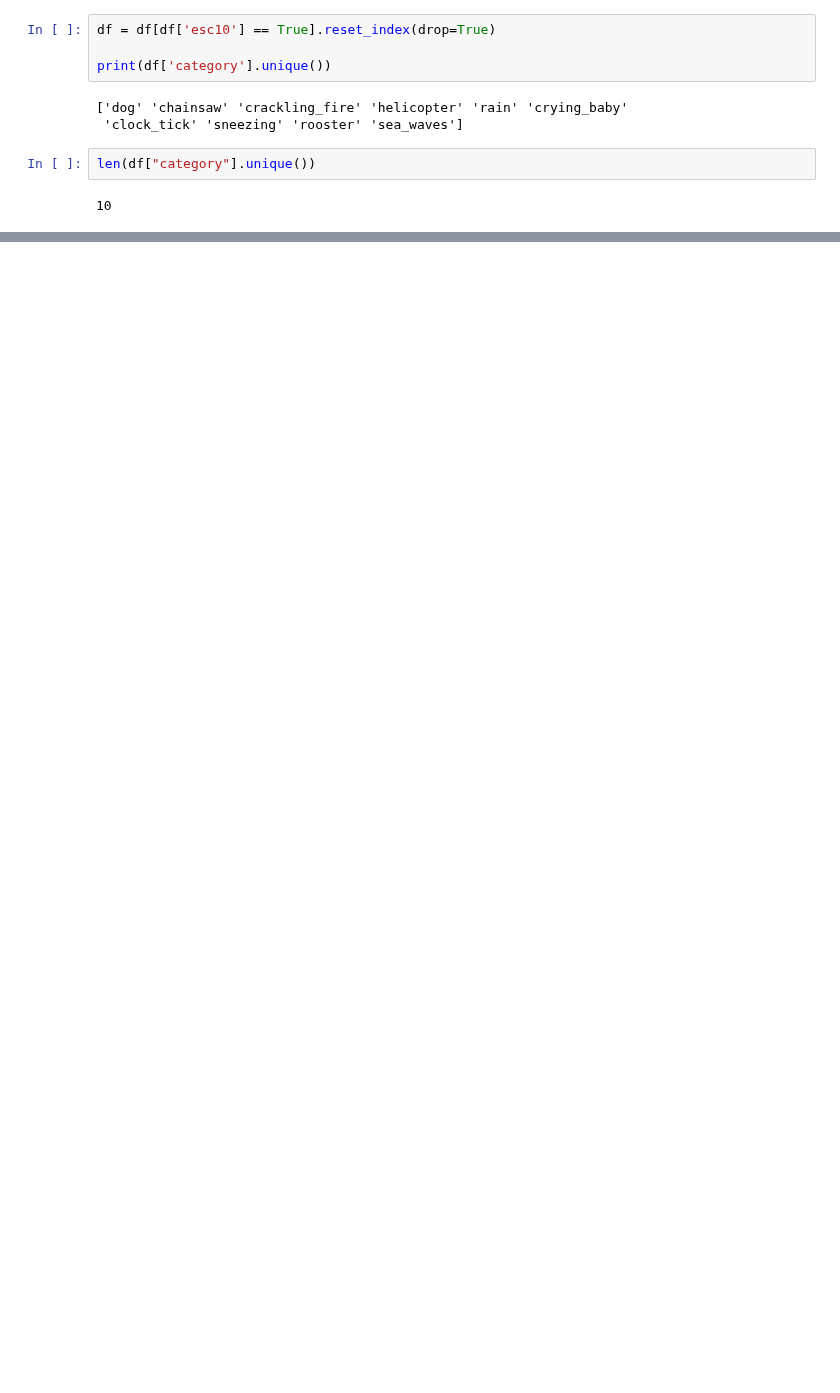
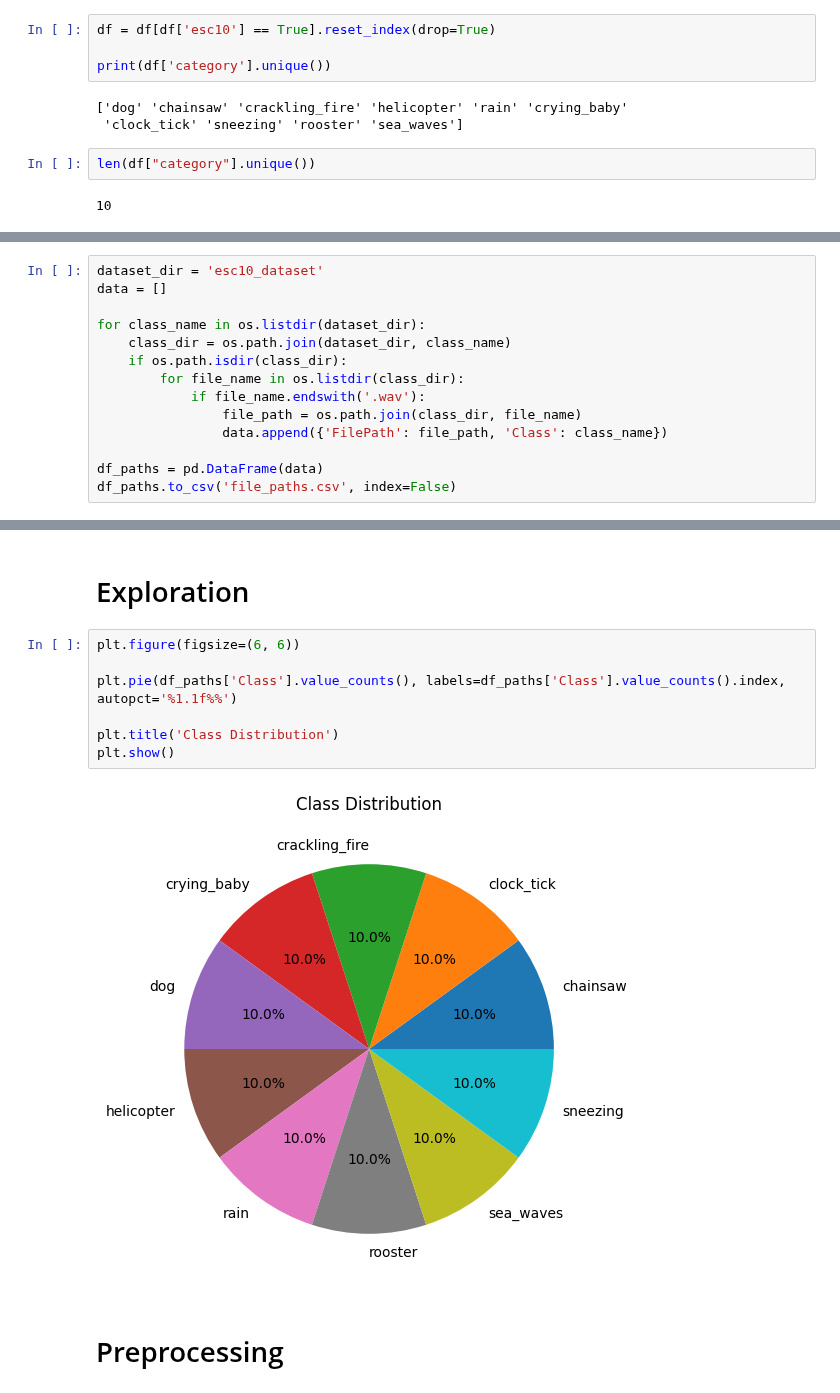
Before and after one commit to 7rohxt/ai-learning-projects, a Jupyter notebook: dl/4-audio-classification/audio.ipynb, the cells around one changed output, grey strips where cells are left out. Drawn from its saved outputs; the diff is of its cells as text; blank space fills up the shorter version.

```diff
--- a/dl/4-audio-classification/audio.ipynb
+++ b/dl/4-audio-classification/audio.ipynb
@@ -62,0 +69,14 @@ for _, row in df.iterrows():
+# %%
+dataset_dir = 'esc10_dataset'
+data = []
+
+for class_name in os.listdir(dataset_dir):
+    class_dir = os.path.join(dataset_dir, class_name)
+    if os.path.isdir(class_dir):
+        for file_name in os.listdir(class_dir):
+            if file_name.endswith('.wav'):
+                file_path = os.path.join(class_dir, file_name)
+                data.append({'FilePath': file_path, 'Class': class_name})
+
+df_paths = pd.DataFrame(data)
+df_paths.to_csv('file_paths.csv', index=False)
@@ -62,0 +92,13 @@ for _, row in df.iterrows():
+# %% [markdown]
+# Exploration
+# %%
+plt.figure(figsize=(6, 6))
+
+plt.pie(df_paths['Class'].value_counts(), labels=df_paths['Class'].value_counts().index, autopct='%1.1f%%')
+
+plt.title('Class Distribution')
+plt.show()
+# %% [output]
+[figure, added]
+# %% [markdown]
+# Preprocessing
```
Also changed, not shown: parts of 32 cells of this notebook, 1 other file.
